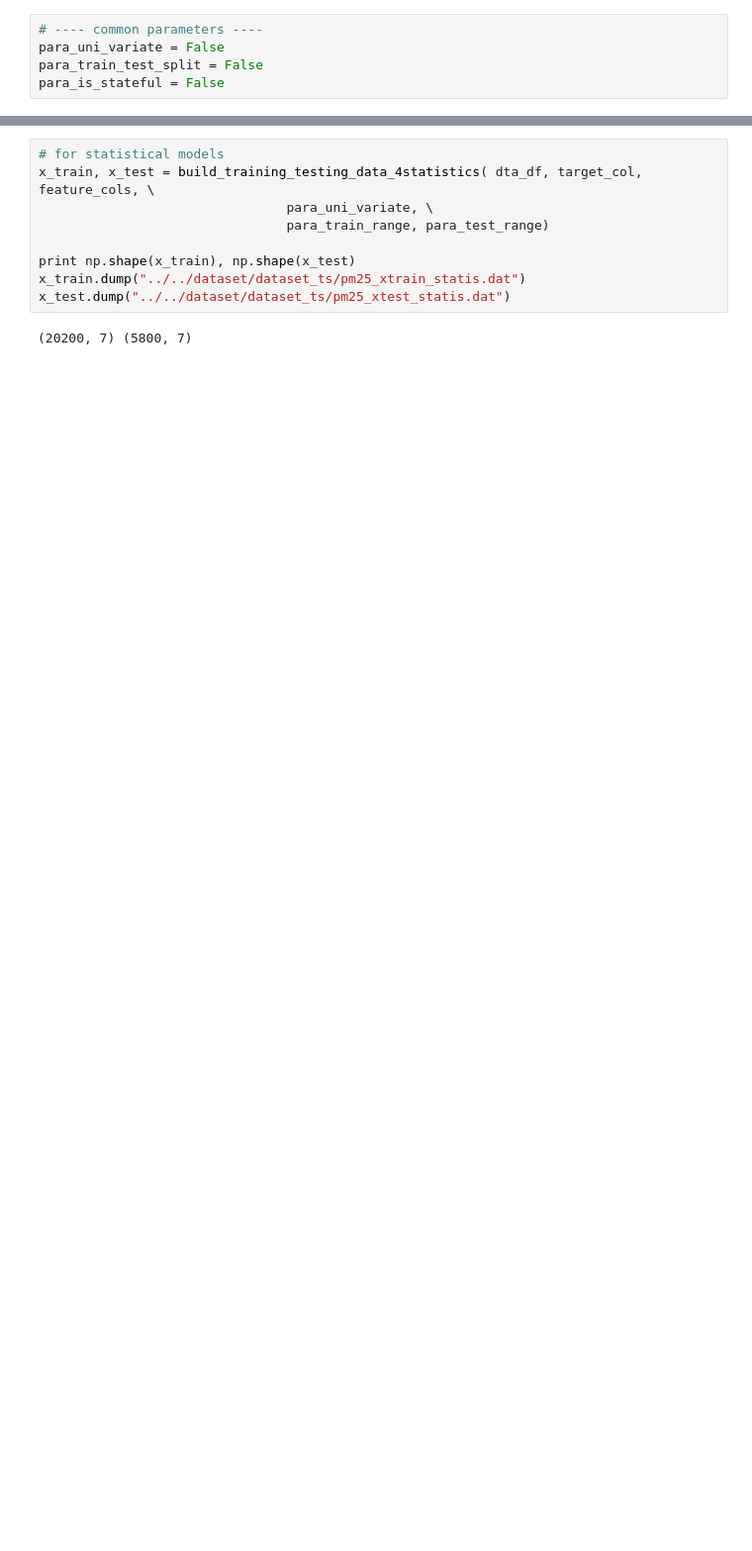
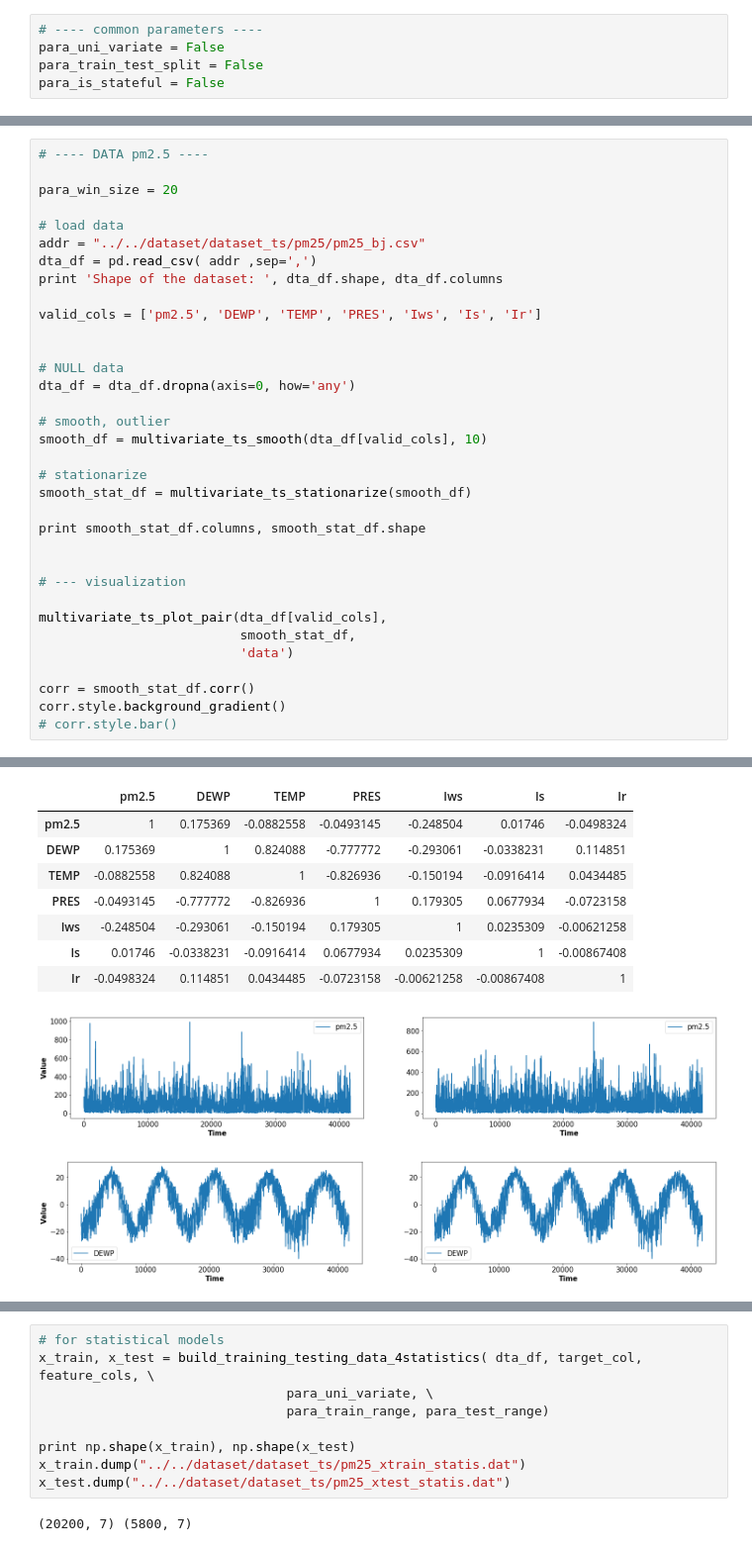
Before and after one commit to weilai0980/tsRNN, a Jupyter notebook: forecasting/data_prep.ipynb, the cells around one changed output, grey strips where cells are left out. Shown at 99% size. Drawn from its saved outputs; the diff is of its cells as text; blank space fills up the shorter version.

```diff
--- a/forecasting/data_prep.ipynb
+++ b/forecasting/data_prep.ipynb
@@ -341,0 +316,35 @@ x_test.dump("../../dataset/dataset_ts/plant_xtest_statis.dat")
+# %%
+# ---- DATA pm2.5 ----
+
+para_win_size = 20
+
+# load data
+addr = "../../dataset/dataset_ts/pm25/pm25_bj.csv"
+dta_df = pd.read_csv( addr ,sep=',')
+print 'Shape of the dataset: ', dta_df.shape, dta_df.columns
+
+valid_cols = ['pm2.5', 'DEWP', 'TEMP', 'PRES', 'Iws', 'Is', 'Ir']
+
+
+# NULL data
+dta_df = dta_df.dropna(axis=0, how='any')
+
+# smooth, outlier
+smooth_df = multivariate_ts_smooth(dta_df[valid_cols], 10)
+
+# stationarize
+smooth_stat_df = multivariate_ts_stationarize(smooth_df)
+
+print smooth_stat_df.columns, smooth_stat_df.shape
+
+
+# --- visualization
+
+multivariate_ts_plot_pair(dta_df[valid_cols],
+                          smooth_stat_df,
+                          'data')
+
+corr = smooth_stat_df.corr()
+corr.style.background_gradient()
+# corr.style.bar()
+# %% [output]
@@ -341,0 +362,10 @@ x_test.dump("../../dataset/dataset_ts/plant_xtest_statis.dat")
+|  | pm2.5 | DEWP | TEMP | PRES | Iws | Is | Ir |
+| pm2.5 | 1 | 0.175369 | -0.0882558 | -0.0493145 | -0.248504 | 0.01746 | -0.0498324 |
+| DEWP | 0.175369 | 1 | 0.824088 | -0.777772 | -0.293061 | -0.0338231 | 0.114851 |
+| TEMP | -0.0882558 | 0.824088 | 1 | -0.826936 | -0.150194 | -0.0916414 | 0.0434485 |
+| PRES | -0.0493145 | -0.777772 | -0.826936 | 1 | 0.179305 | 0.0677934 | -0.0723158 |
+| Iws | -0.248504 | -0.293061 | -0.150194 | 0.179305 | 1 | 0.0235309 | -0.00621258 |
+| Is | 0.01746 | -0.0338231 | -0.0916414 | 0.0677934 | 0.0235309 | 1 | -0.00867408 |
+| Ir | -0.0498324 | 0.114851 | 0.0434485 | -0.0723158 | -0.00621258 | -0.00867408 | 1 |
+[figure, added]
+[figure, added]
```
Also changed, not shown: parts of 25 cells of this notebook, 34 other files.
